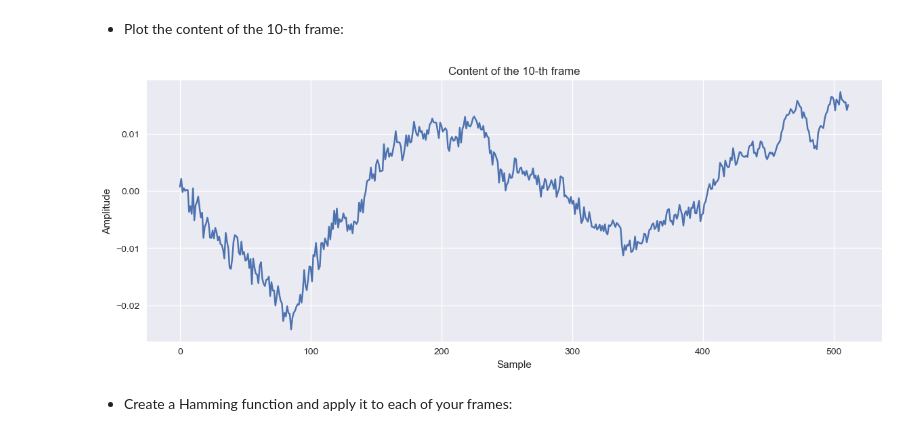
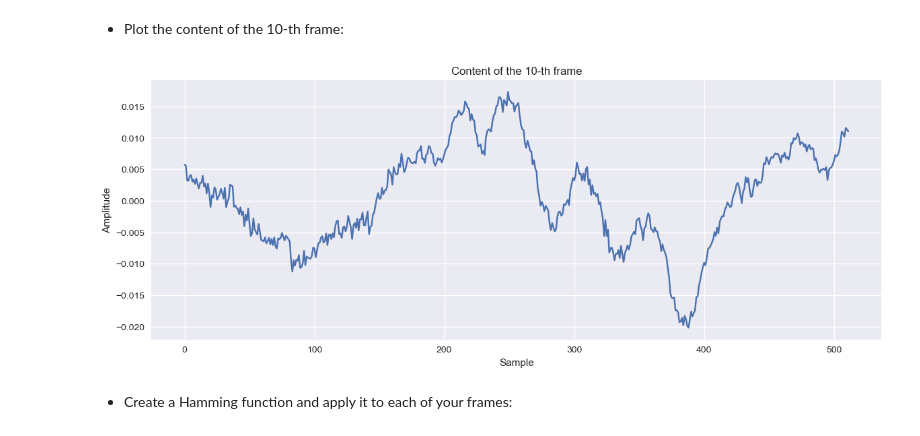
Before and after one commit to Carmenfranci/Selected, a Jupyter notebook: Lab_1_students.ipynb, the cells around one changed output. Cells and saved outputs as stored; diff of their text form; code cells hidden in the pictures.

```diff
--- a/Lab_1_students.ipynb
+++ b/Lab_1_students.ipynb
@@ -552,13 +552,13 @@ shape = (512, 93)
 # %%
 # Plot the content of the 10-th frame
 plt.figure(figsize=(14, 5))
-plt.plot(frames[9])  # 10th frame, index starts at 0
+plt.plot(frames[10])  # 10th frame, index starts at 0
 plt.title("Content of the 10-th frame")
 plt.xlabel("Sample")
 plt.ylabel("Amplitude")
 plt.show()
 # %% [output]
-[figure, old version]
+[figure, new version]
 # %% [markdown]
 * Create a Hamming function and apply it to each of your frames:
 # %%
```
Also changed, not shown: parts of 7 cells of this notebook, 3 other files.
